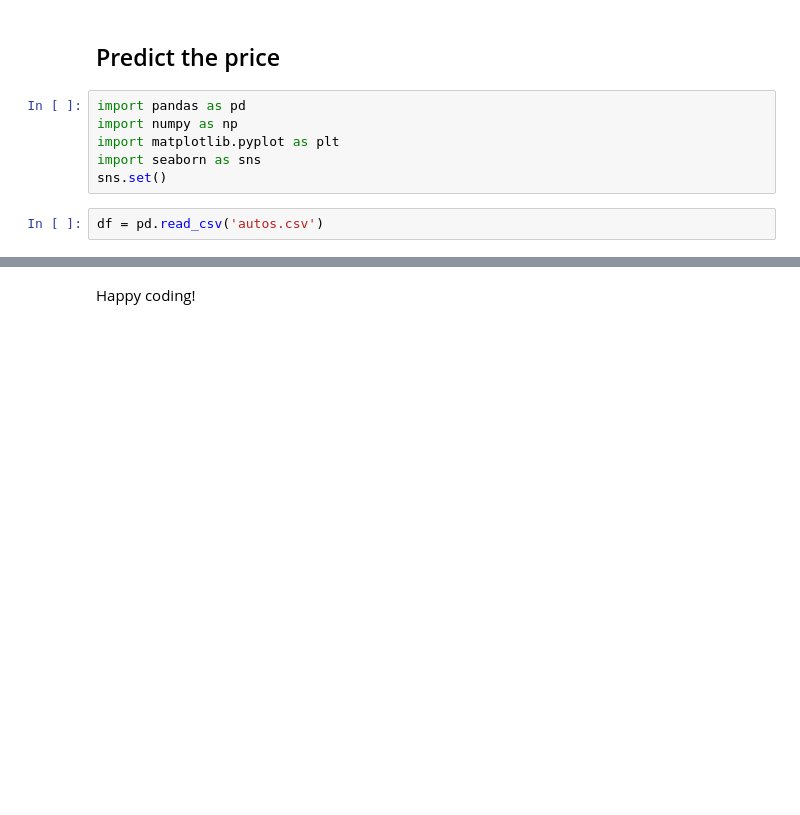
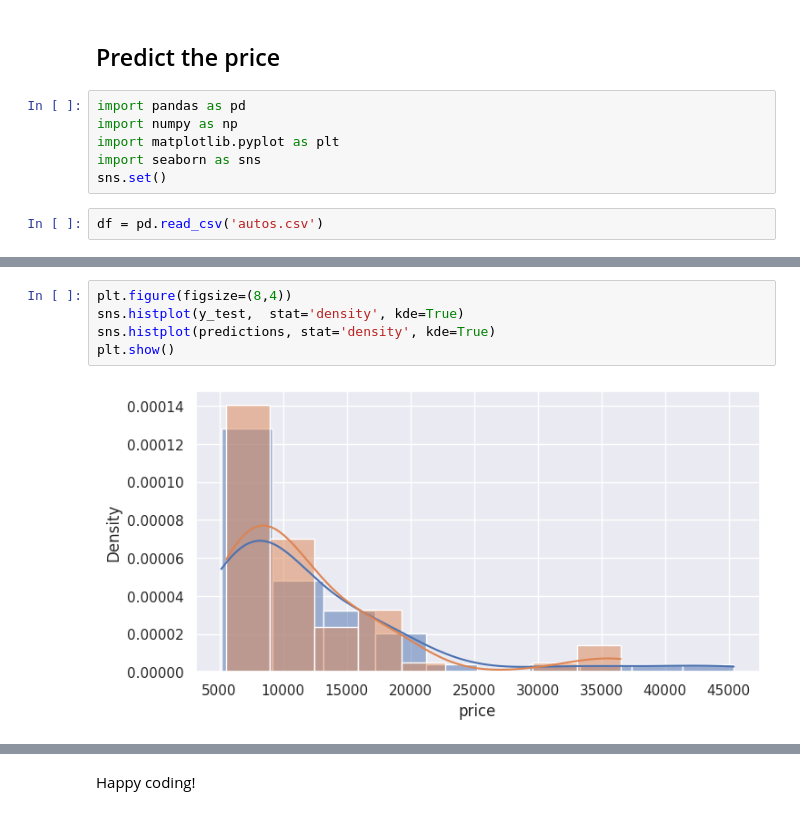
Before and after one commit to jposluszny/Machine-Learning, a Jupyter notebook: 5. XGBoost/2. Regression/Project/Exercise- XGBoost Regression.ipynb, the cells around one changed output, grey strips where cells are left out. Cells and saved outputs as stored; diff of their text form; blank space fills up the shorter version.

```diff
--- a/5. XGBoost/2. Regression/Project/Exercise- XGBoost Regression.ipynb
+++ b/5. XGBoost/2. Regression/Project/Exercise- XGBoost Regression.ipynb
@@ -82,3 +135,10 @@ Root Mean Squared Error is  0.046358855967668325
+# %%
+plt.figure(figsize=(8,4))
+sns.histplot(y_test,  stat='density', kde=True)
+sns.histplot(predictions, stat='density', kde=True)
+plt.show()
+# %% [output]
+[figure, added]
 # %%
 # Plot the distribution plot of the
 # Predicted price and the real price
```
Also changed, not shown: parts of 28 cells of this notebook.
